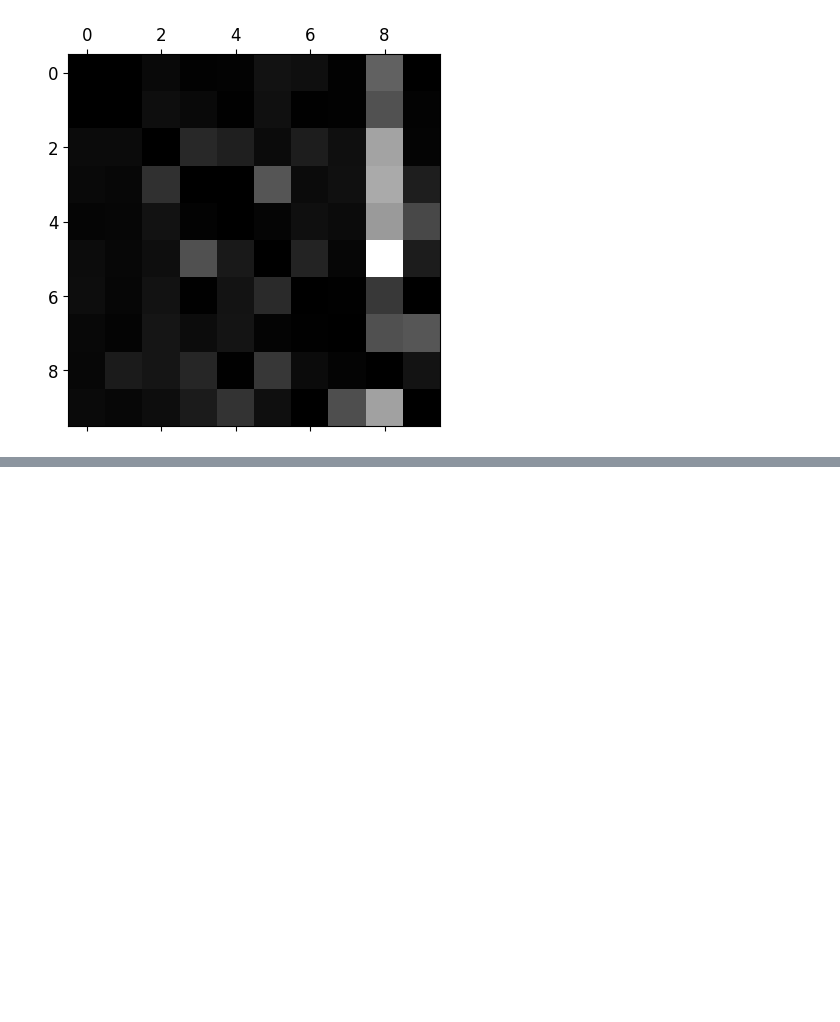
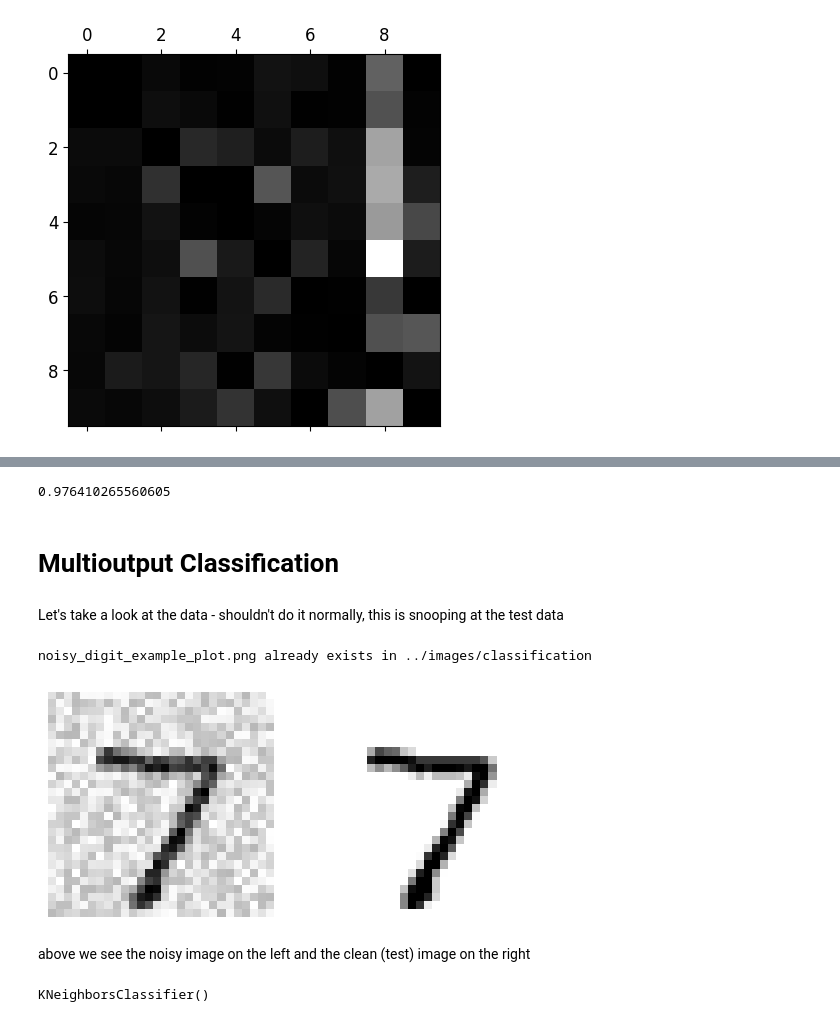
Before and after one commit to niciac/MachineLearning, a Jupyter notebook: hands_on_ml_2/notebooks/Chapter3_Classification_MNIST.ipynb, the cells around one changed output, grey strips where cells are left out. Drawn from its saved outputs; the diff is of its cells as text; code cells hidden in the pictures; blank space fills up the shorter version.

```diff
--- a/hands_on_ml_2/notebooks/Chapter3_Classification_MNIST.ipynb
+++ b/hands_on_ml_2/notebooks/Chapter3_Classification_MNIST.ipynb
@@ -756,0 +795,30 @@ plt.show()
+# %%
+f1_score(y_multilabel, y_train_knn_pred, average='macro')
+# %% [output]
+0.976410265560605
+# %% [markdown]
+# Multioutput Classification
+# %%
+noise = np.random.randint(0, 100, (len(X_train), 784))
+X_train_mod = X_train + noise
+noise = np.random.randint(0, 100, (len(X_test), 784))
+X_test_mod = X_test + noise
+y_train_mod = X_train
+y_test_mod = X_test
+# %% [markdown]
+Let's take a look at the data - shouldn't do it normally, this is snooping at the test data
+# %%
+some_index = 0
+plt.subplot(121); plot_digit(X_test_mod[some_index])
+plt.subplot(122); plot_digit(y_test_mod[some_index])
+save_fig("noisy_digit_example_plot")
+plt.show()
+# %% [output]
+noisy_digit_example_plot.png already exists in ../images/classification
+[figure, added]
+# %% [markdown]
+above we see the noisy image on the left and the clean (test) image on the right
+# %%
+knn_clf.fit(X_train_mod, y_train_mod)
+# %% [output]
+KNeighborsClassifier()
```
Also changed, not shown: parts of 21 cells of this notebook.
